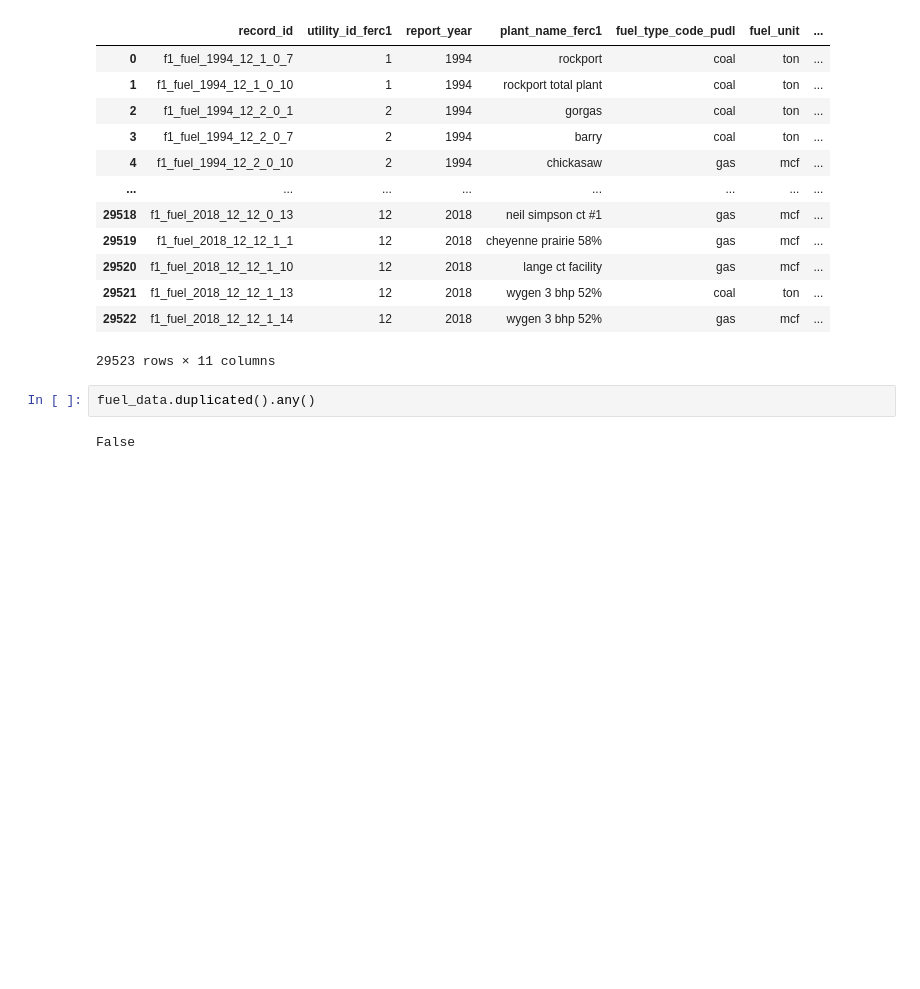
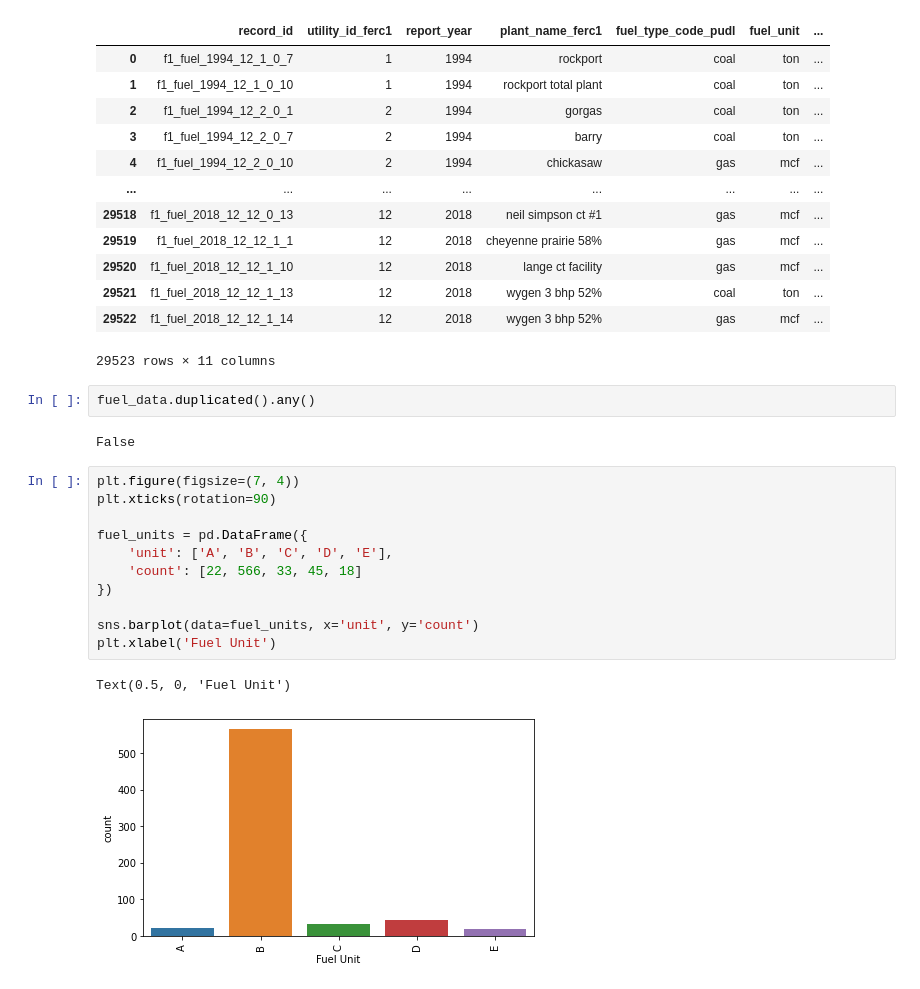
Before and after one commit to adityax25/HDSC-Winter22-DataScience, a Jupyter notebook: Stage A/Fules Project.ipynb, the cells around one changed output. Saved outputs shown, nothing was run; the diff lists cells and outputs as text; blank space fills up the shorter version.

```diff
--- a/Stage A/Fules Project.ipynb
+++ b/Stage A/Fules Project.ipynb
@@ -240,3 +240,17 @@ pd.concat([fuel_data, data_to_concat]).reset_index(drop=True)
 fuel_data.duplicated().any()
 # %% [output]
 False
+# %%
+plt.figure(figsize=(7, 4))
+plt.xticks(rotation=90)
+
+fuel_units = pd.DataFrame({
+    'unit': ['A', 'B', 'C', 'D', 'E'],
+    'count': [22, 566, 33, 45, 18]
+})
+
+sns.barplot(data=fuel_units, x='unit', y='count')
+plt.xlabel('Fuel Unit')
+# %% [output]
+Text(0.5, 0, 'Fuel Unit')
+[figure, added]
```
Also changed, not shown: parts of 1 cell of this notebook, 3 other files.
